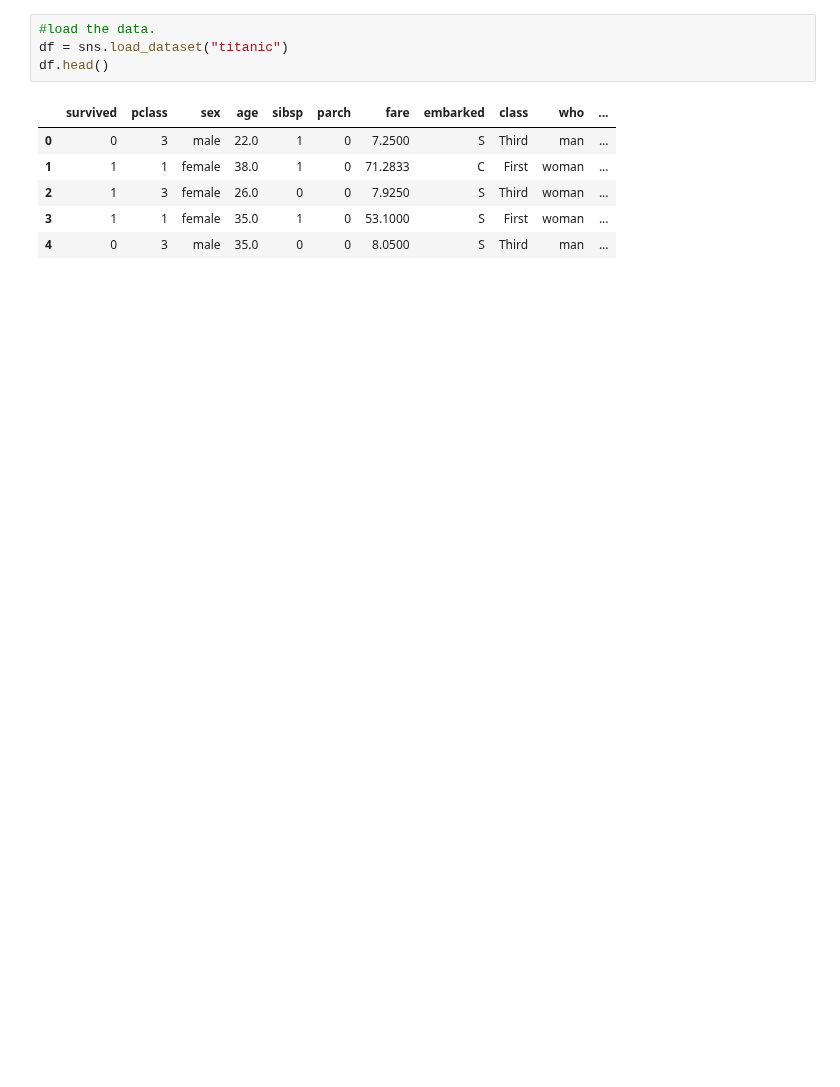
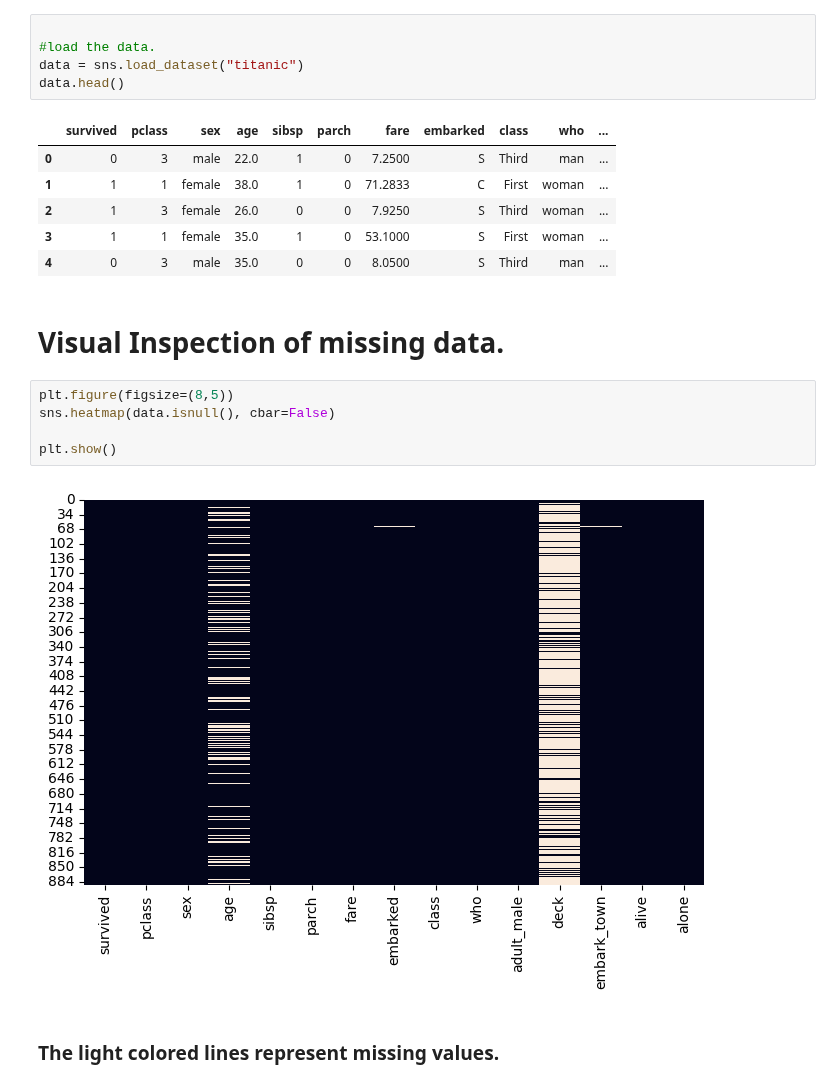
Before and after one commit to salmanmallah/machine-learning-101, a Jupyter notebook: 02_missing_values.ipynb, the cells around one changed output. Drawn from its saved outputs; the diff is of its cells as text; blank space fills up the shorter version.

```diff
--- a/02_missing_values.ipynb
+++ b/02_missing_values.ipynb
@@ -6,9 +6,10 @@ import numpy as np
 import matplotlib.pyplot as plt
 import seaborn as sns
 # %%
+
 #load the data.
-df = sns.load_dataset("titanic")
-df.head()
+data = sns.load_dataset("titanic")
+data.head()
 # %% [output]
 |  | survived | pclass | sex | age | sibsp | parch | fare | embarked | class | who | ... |
 | 0 | 0 | 3 | male | 22.0 | 1 | 0 | 7.2500 | S | Third | man | ... |
@@ -16,3 +17,14 @@ df.head()
 | 2 | 1 | 3 | female | 26.0 | 0 | 0 | 7.9250 | S | Third | woman | ... |
 | 3 | 1 | 1 | female | 35.0 | 1 | 0 | 53.1000 | S | First | woman | ... |
 | 4 | 0 | 3 | male | 35.0 | 0 | 0 | 8.0500 | S | Third | man | ... |
+# %% [markdown]
+# Visual Inspection of missing data.
+# %%
+plt.figure(figsize=(8,5))
+sns.heatmap(data.isnull(), cbar=False)
+
+plt.show()
+# %% [output]
+[figure, added]
+# %% [markdown]
+### The light colored lines represent missing values.
```
